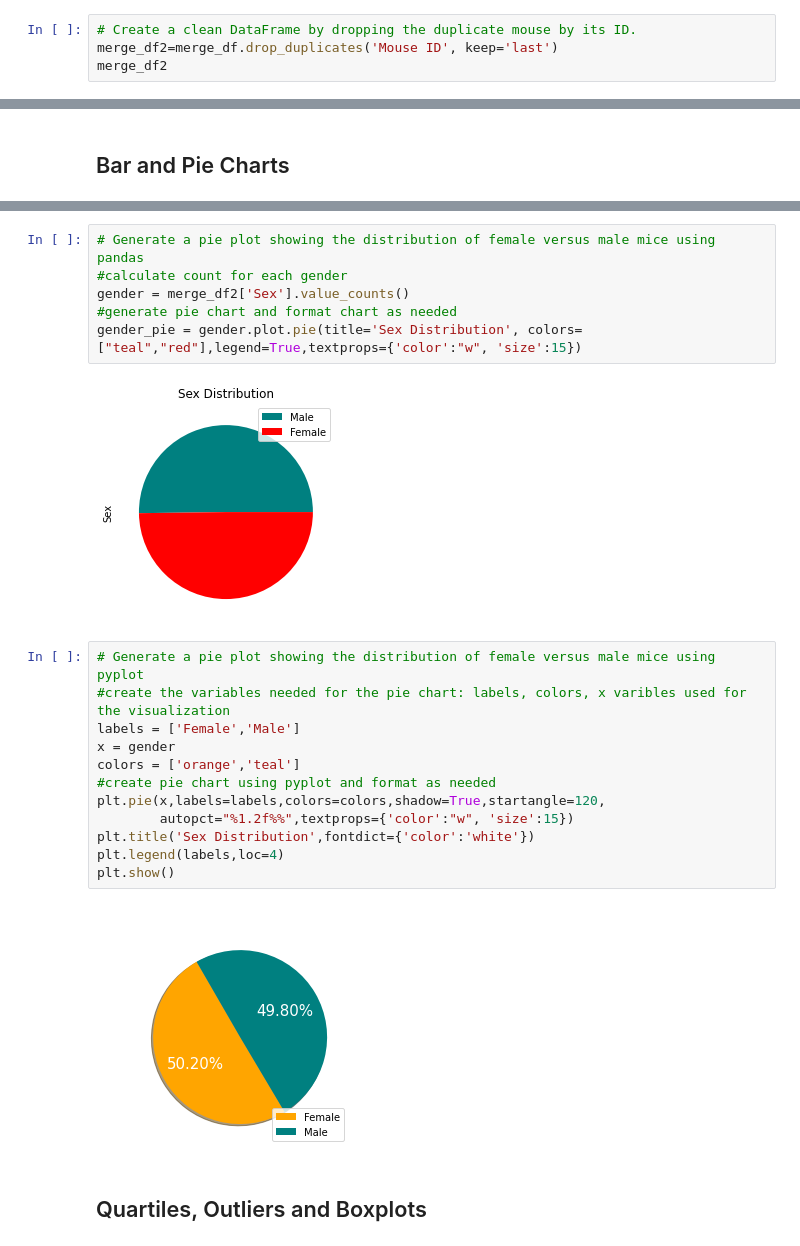
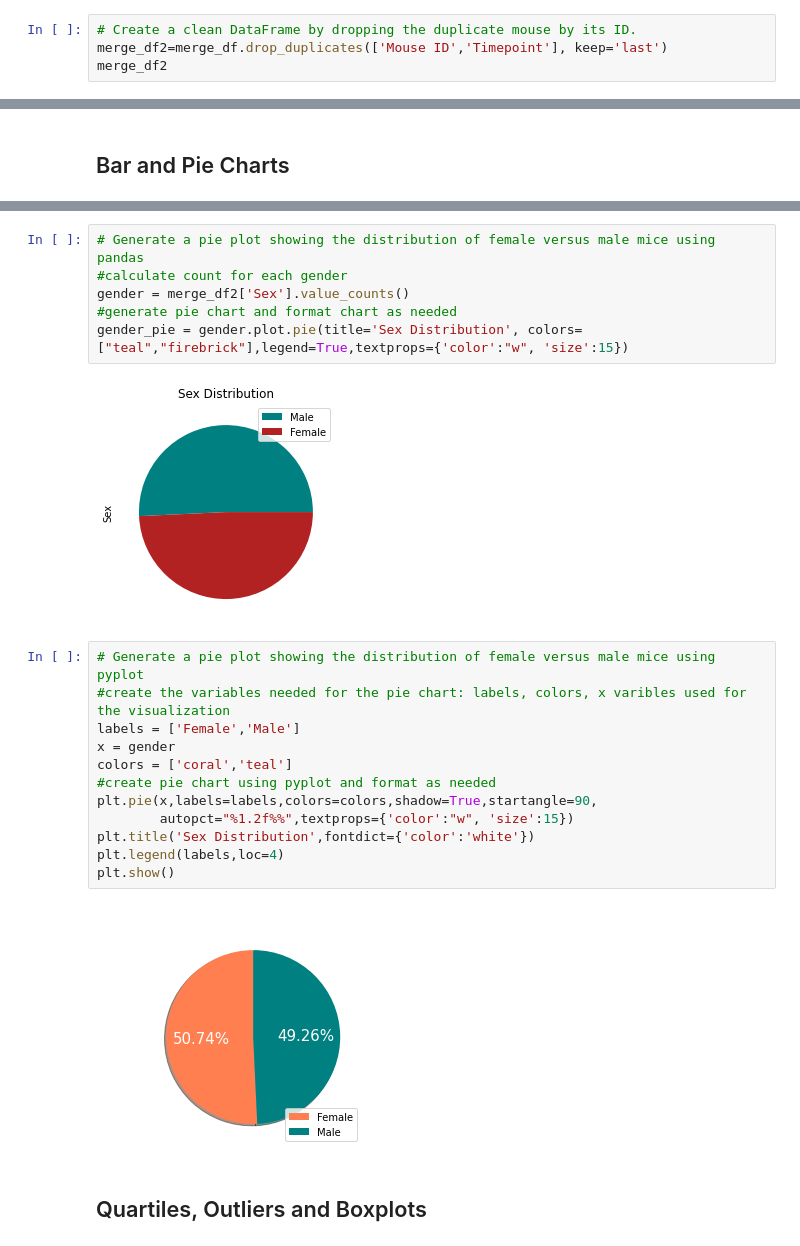
Before and after one commit to emjasmine/matplotlib-challenge, a Jupyter notebook: pymaceuticals_starter.ipynb, the cells around one changed output, grey strips where cells are left out. Cells and saved outputs as stored; diff of their text form.

```diff
--- a/pymaceuticals_starter.ipynb
+++ b/pymaceuticals_starter.ipynb
@@ -76,6 +69,6 @@ dup_df
 # %%
 # Create a clean DataFrame by dropping the duplicate mouse by its ID.
-merge_df2=merge_df.drop_duplicates('Mouse ID', keep='last')
+merge_df2=merge_df.drop_duplicates(['Mouse ID','Timepoint'], keep='last')
 merge_df2
 # %% [output]
 |  | Mouse ID | Drug Regimen | Sex | Age_months | Weight (g) | Timepoint | Tumor Volume (mm3) | ... |
@@ -172,23 +165,23 @@ plt.show()
 #calculate count for each gender
 gender = merge_df2['Sex'].value_counts()
 #generate pie chart and format chart as needed
-gender_pie = gender.plot.pie(title='Sex Distribution', colors=["teal","red"],legend=True,textprops={'color':"w", 'size':15})
+gender_pie = gender.plot.pie(title='Sex Distribution', colors=["teal","firebrick"],legend=True,textprops={'color':"w", 'size':15})
 # %% [output]
-[figure, old version]
+[figure, new version]
 # %%
 # Generate a pie plot showing the distribution of female versus male mice using pyplot
 #create the variables needed for the pie chart: labels, colors, x varibles used for the visualization
 labels = ['Female','Male']
 x = gender
-colors = ['orange','teal']
+colors = ['coral','teal']
 #create pie chart using pyplot and format as needed
-plt.pie(x,labels=labels,colors=colors,shadow=True,startangle=120,
+plt.pie(x,labels=labels,colors=colors,shadow=True,startangle=90,
         autopct="%1.2f%%",textprops={'color':"w", 'size':15})
 plt.title('Sex Distribution',fontdict={'color':'white'})
 plt.legend(labels,loc=4)
 plt.show()
 # %% [output]
-[figure, old version]
+[figure, new version]
 # %% [markdown]
 ## Quartiles, Outliers and Boxplots
 # %%
```
Also changed, not shown: parts of 10 cells of this notebook.
